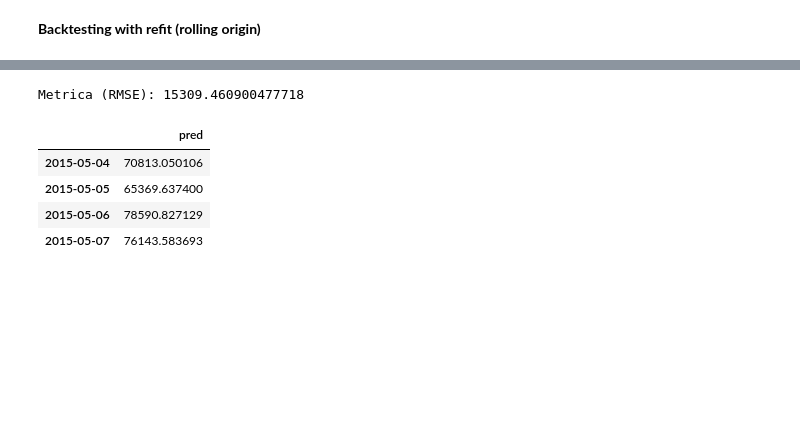
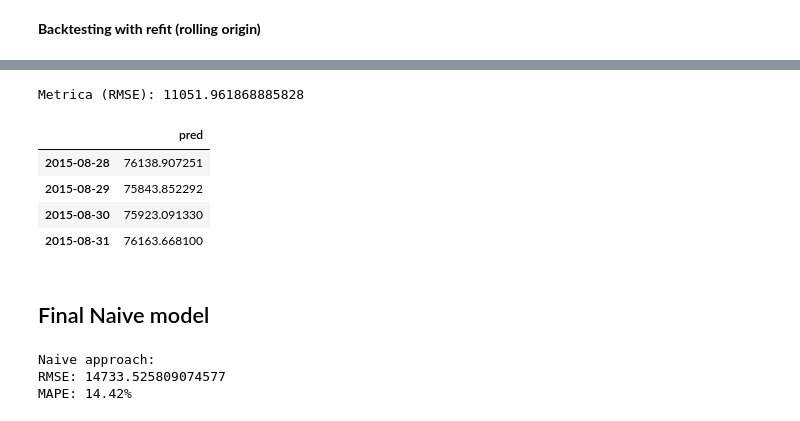
Before and after one commit to maestria-ds-eafit/proyecto-integrador-semestre-2, a Jupyter notebook: notebooks/time_series/arima/arima.ipynb, the cells around one changed output, grey strips where cells are left out. Saved outputs shown, nothing was run; the diff lists cells and outputs as text; code cells hidden in the pictures; blank space fills up the shorter version.

```diff
--- a/notebooks/time_series/arima/arima.ipynb
+++ b/notebooks/time_series/arima/arima.ipynb
@@ -32,6 +32,9 @@ validation_df = pd.read_parquet(
     "../../../data/time_series/validation_df.parquet"
 ).asfreq("D")
 test_df = pd.read_parquet("../../../data/time_series/test_df.parquet").asfreq("D")
+# %%
+train_and_validation_df = pd.concat([train_df, validation_df])
+df = pd.concat([train_df, validation_df, test_df])
 # %% [markdown]
 # Arima optimo
 
@@ -73,6 +75,9 @@ KeyboardInterrupt:
 # %%
 arima_order = (1, 1, 3)
 seasonal_order = (1, 0, 0, 7)
+# %%
+arima_order = (0, 1, 3)
+seasonal_order = (2, 0, 0, 7)
 # %% [markdown]
 # Model Building
 
@@ -504,12 +502,10 @@ forecaster = ForecasterSarimax(
     regressor=Sarimax(order=arima_order, seasonal_order=seasonal_order, maxiter=200)
 )
 
-n_backtesting = len(test_df) * 3
-
 rmse_backtesting, predictions_backtesting = backtesting_sarimax(
     forecaster=forecaster,
-    y=train_and_validation_df["gap"],
-    initial_train_size=len(train_and_validation_df) - n_backtesting,
+    y=df["gap"],
+    initial_train_size=len(train_and_validation_df),
     fixed_train_size=False,
     steps=len(test_df),
     metric=root_mean_squared_error,
@@ -542,6 +532,16 @@ Fold: 2
-Metrica (RMSE): 15309.460900477718
+Metrica (RMSE): 11051.961868885828
 |  | pred |
-| 2015-05-04 | 70813.050106 |
-| 2015-05-05 | 65369.637400 |
-| 2015-05-06 | 78590.827129 |
-| 2015-05-07 | 76143.583693 |
+| 2015-08-28 | 76138.907251 |
+| 2015-08-29 | 75843.852292 |
+| 2015-08-30 | 75923.091330 |
+| 2015-08-31 | 76163.668100 |
+# %% [markdown]
+## Final Naive model
+# %%
+rmse_naive, mape_naive = naive_model(
+    train_df=train_and_validation_df, test_df=test_df, column_name="gap"
+)
+# %% [output]
+Naive approach:
+RMSE: 14733.525809074577
+MAPE: 14.42%
```
Also changed, not shown: parts of 16 cells of this notebook.
